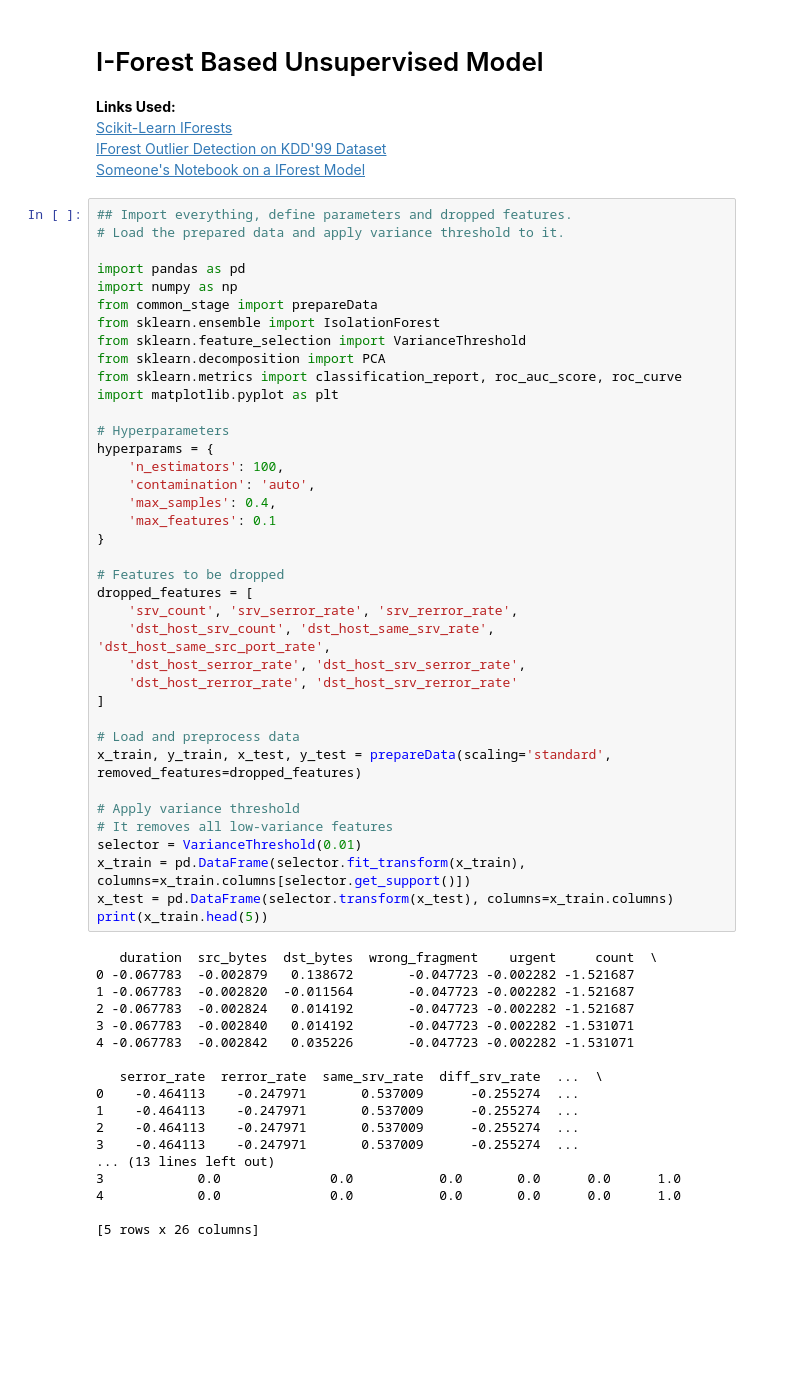
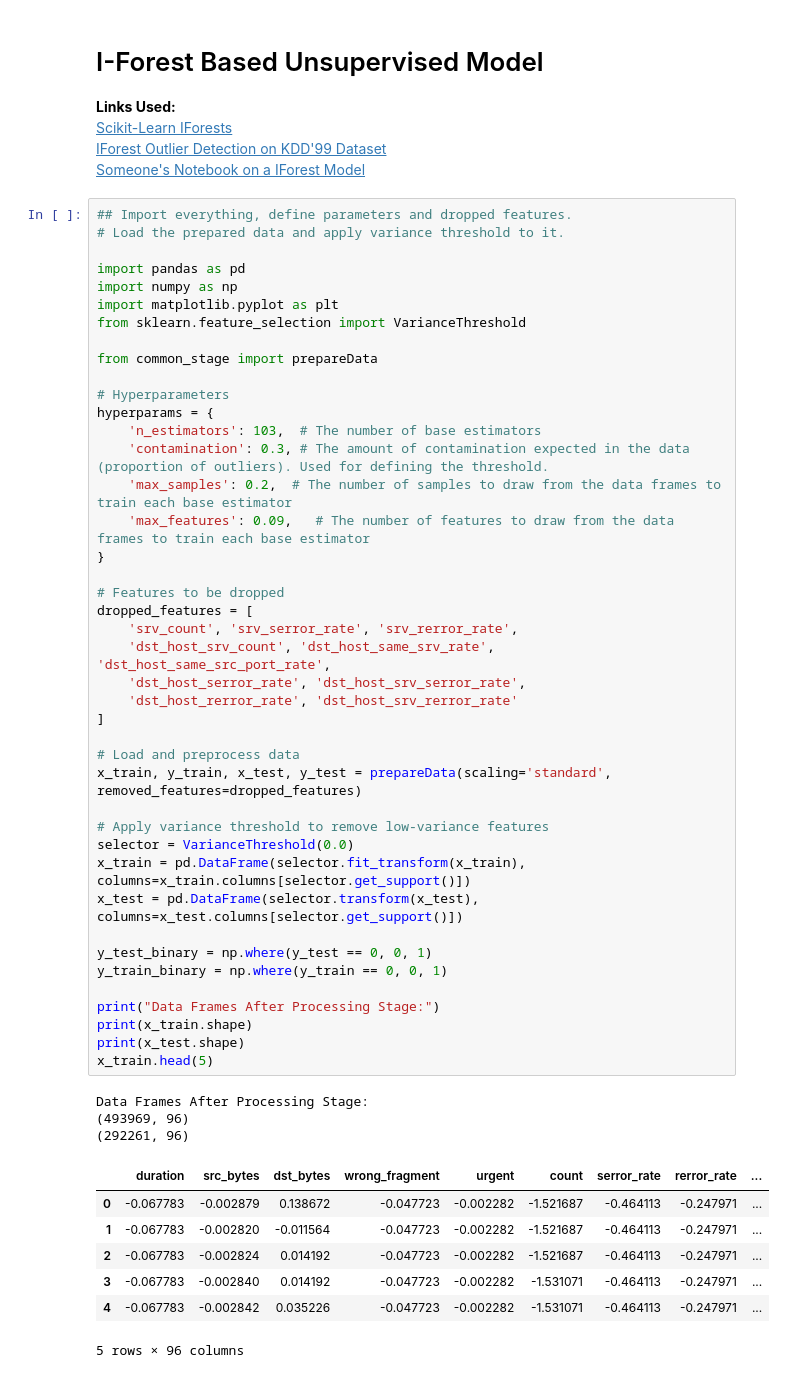
Before and after one commit to ArtWz/Group_Project_ML, a Jupyter notebook: KDD_IForest.ipynb, the cells around one changed output. Cells and saved outputs as stored; diff of their text form; blank space fills up the shorter version.

```diff
--- a/KDD_IForest.ipynb
+++ b/KDD_IForest.ipynb
@@ -7,56 +7,53 @@
 # %%
 ## Import everything, define parameters and dropped features.
 # Load the prepared data and apply variance threshold to it.
 
 import pandas as pd
 import numpy as np
+import matplotlib.pyplot as plt
+from sklearn.feature_selection import VarianceThreshold
+
 from common_stage import prepareData
-from sklearn.ensemble import IsolationForest
-from sklearn.feature_selection import VarianceThreshold
-from sklearn.decomposition import PCA
-from sklearn.metrics import classification_report, roc_auc_score, roc_curve
-import matplotlib.pyplot as plt
 
 # Hyperparameters
 hyperparams = {
-    'n_estimators': 100,
-    'contamination': 'auto',
-    'max_samples': 0.4,
-    'max_features': 0.1
+    'n_estimators': 103,  # The number of base estimators
+    'contamination': 0.3, # The amount of contamination expected in the data (proportion of outliers). Used for defining the threshold.
+    'max_samples': 0.2,  # The number of samples to draw from the data frames to train each base estimator
+    'max_features': 0.09,   # The number of features to draw from the data frames to train each base estimator
 }
 
 # Features to be dropped
 dropped_features = [
     'srv_count', 'srv_serror_rate', 'srv_rerror_rate',
     'dst_host_srv_count', 'dst_host_same_srv_rate', 'dst_host_same_src_port_rate',
     'dst_host_serror_rate', 'dst_host_srv_serror_rate',
     'dst_host_rerror_rate', 'dst_host_srv_rerror_rate'
 ]
 
 # Load and preprocess data
 x_train, y_train, x_test, y_test = prepareData(scaling='standard', removed_features=dropped_features)
 
-# Apply variance threshold
-# It removes all low-variance features
-selector = VarianceThreshold(0.01)
+# Apply variance threshold to remove low-variance features
+selector = VarianceThreshold(0.0)
 x_train = pd.DataFrame(selector.fit_transform(x_train), columns=x_train.columns[selector.get_support()])
-x_test = pd.DataFrame(selector.transform(x_test), columns=x_train.columns)
-print(x_train.head(5))
+x_test = pd.DataFrame(selector.transform(x_test), columns=x_test.columns[selector.get_support()])
+
+y_test_binary = np.where(y_test == 0, 0, 1)
+y_train_binary = np.where(y_train == 0, 0, 1)
+
+print("Data Frames After Processing Stage:")
+print(x_train.shape)
+print(x_test.shape)
+x_train.head(5)
 # %% [output]
-   duration  src_bytes  dst_bytes  wrong_fragment    urgent     count  \
-0 -0.067783  -0.002879   0.138672       -0.047723 -0.002282 -1.521687
-1 -0.067783  -0.002820  -0.011564       -0.047723 -0.002282 -1.521687
-2 -0.067783  -0.002824   0.014192       -0.047723 -0.002282 -1.521687
-3 -0.067783  -0.002840   0.014192       -0.047723 -0.002282 -1.531071
-4 -0.067783  -0.002842   0.035226       -0.047723 -0.002282 -1.531071
-
-   serror_rate  rerror_rate  same_srv_rate  diff_srv_rate  ...  \
-0    -0.464113    -0.247971       0.537009      -0.255274  ...
-1    -0.464113    -0.247971       0.537009      -0.255274  ...
-2    -0.464113    -0.247971       0.537009      -0.255274  ...
-3    -0.464113    -0.247971       0.537009      -0.255274  ...
-... (13 lines left out)
-3            0.0              0.0           0.0       0.0      0.0      1.0
-4            0.0              0.0           0.0       0.0      0.0      1.0
-
-[5 rows x 26 columns]
+Data Frames After Processing Stage:
+(493969, 96)
+(292261, 96)
+|  | duration | src_bytes | dst_bytes | wrong_fragment | urgent | count | serror_rate | rerror_rate | ... |
+| 0 | -0.067783 | -0.002879 | 0.138672 | -0.047723 | -0.002282 | -1.521687 | -0.464113 | -0.247971 | ... |
+| 1 | -0.067783 | -0.002820 | -0.011564 | -0.047723 | -0.002282 | -1.521687 | -0.464113 | -0.247971 | ... |
+| 2 | -0.067783 | -0.002824 | 0.014192 | -0.047723 | -0.002282 | -1.521687 | -0.464113 | -0.247971 | ... |
+| 3 | -0.067783 | -0.002840 | 0.014192 | -0.047723 | -0.002282 | -1.531071 | -0.464113 | -0.247971 | ... |
+| 4 | -0.067783 | -0.002842 | 0.035226 | -0.047723 | -0.002282 | -1.531071 | -0.464113 | -0.247971 | ... |
+5 rows × 96 columns
```
Also changed, not shown: parts of 10 cells of this notebook, 2 other files.
